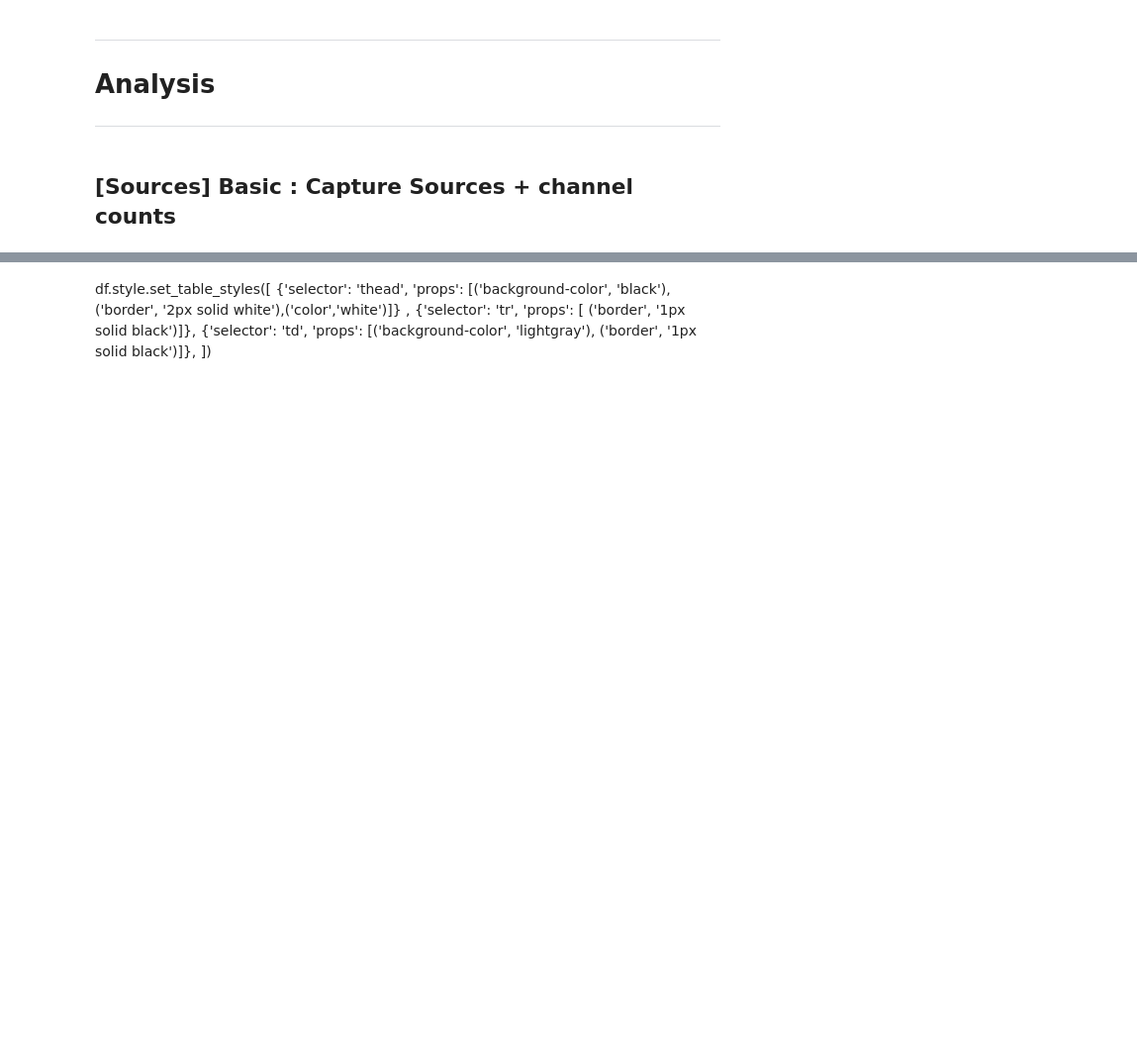
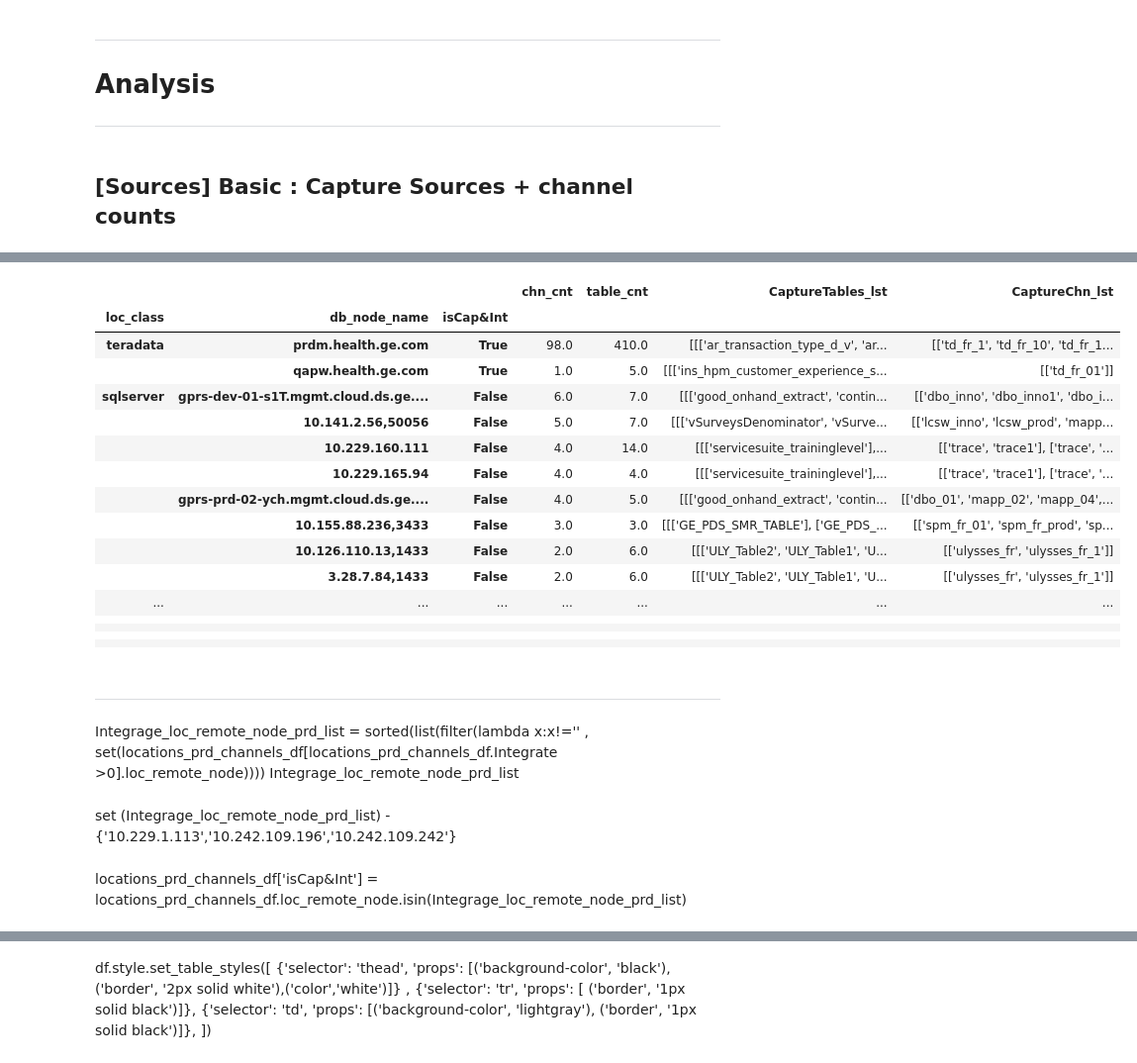
Before and after one commit to bartoszski/haskell, a Jupyter notebook: vitality/PY_LocationAnalysis.ipynb, the cells around one changed output, grey strips where cells are left out. Shown at 99% size. Saved outputs shown, nothing was run; the diff lists cells and outputs as text; code cells hidden in the pictures; blank space fills up the shorter version.

```diff
--- a/vitality/PY_LocationAnalysis.ipynb
+++ b/vitality/PY_LocationAnalysis.ipynb
@@ -261,0 +315,3 @@ style (
+# %%
+Integrage_loc_remote_node_prd_list =  sorted(list(filter(lambda x:x!='' , integtrate)))
+Integrage_loc_remote_node_prd_list
@@ -261,0 +324,2 @@ style (
+# %%
+locations_channels_tables_prd_df['isCap&Int']  = locations_channels_tables_prd_df.loc_remote_node.isin(Integrage_loc_remote_node_prd_list)
@@ -261,0 +351,75 @@ style (
+# %%
+maxN = lambda l , n : list (filter ( lambda x: x[0]!='' , sorted ( dict (Counter (l)).items() , key =  lambda  x : x[1])[::-1])) [:n] # add also sorting by length if same values!!
+max3 = lambda l : maxN (l,3)
+max_ = lambda l : sorted ( dict (Counter (l)).items() , key =  lambda  x : x[1])[::-1][0][0]
+
+br = lambda x , n : '</br>'.join( set(x)) if len(set(x)) < n else ('</br>'.join(list(set(x))[:n] ) + f' </br>(..{len(set(x))})' )
+br10 = lambda x : br (x,10)
+
+
+from itertools import chain
+
+
+
+flat_list =lambda lst:  list(chain(*lst))
+unFloat = lambda y : list(filter ( lambda x : type(x)!=float, y))
+
+f1 = lambda x : max3 (Counter(flat_list(unFloat(flat_list(x)))))
+f2 = lambda x : len(set(flat_list(unFloat(flat_list(x)))))
+
+df  = locations_channels_tables_prd_df [locations_channels_tables_prd_df.CaptureChn_cnt>0].groupby(['loc_class','db_node_name','isCap&Int']).agg({   'CaptureChn_cnt':[('chn_cnt','sum')] ,
+                                                                                                                                                     'CaptureTables_cnt':[('table_cnt','sum')] ,
+                                                                                                                                                     'CaptureTables_lst' :[('CaptureTables_cntr',f1),('CaptureTables_ucnt',f2),('CaptureTables_lst',list)],
+                                                                                                                                                     'CaptureChn_lst' : [('CaptureChn_lst',list)],
+                                                                                                                                                     'db_instance':[('db_instance_cnt',lambda x : len(set(x)))],
+                                                                                                                                                     'dbdesc' :[('dbdesc',lambda x : '</br>'.join(set(x)))],
+                                                                                                                                                     'loc_name' :[('loc_names',br10)],
+                                                                                                                                                     'database' :[('hub_cnt',len)],
+                                                                                                                                                     'loc_description'   :[('loc_description_frq',max_)],#('loc_descriptions_wc3',max3)],
+                                                                                                                                                     'loc_remote_node'   :[('loc_remote_nodes',br10)],
+
+                                                                                                                                                 }).sort_values([ 'loc_class',('CaptureChn_cnt','chn_cnt')], ascending = False)
+
+df2 = pd.read_excel('./data/source_lkp.xlsx').astype(str)
+
+columns_lst = ['loc_class', 'db_node_name', 'isCap&Int', 'chn_cnt', 'table_cnt','db_instance_cnt','hub_cnt','dbdesc', 'loc_description_frq','loc_remote_nodes','loc_names','type','DB_name','Support_Lead','comment']
+columns_lst = ['loc_class', 'db_node_name', 'isCap&Int', 'chn_cnt', 'table_cnt','CaptureTables_lst','CaptureChn_lst']
+#-- to flatten Multiindex for merge
+
+takeLastNotEmpty = lambda column_name : list (filter (  lambda x : x!='' , column_name ))[-1]
+ddf = df.reset_index()
+ddf.columns = list (map  ( takeLastNotEmpty ,  df.reset_index().columns))
+dddf = pd.merge(ddf, df2, left_on='db_node_name', right_on='Host',how='outer')[columns_lst].fillna('').set_index(['loc_class','db_node_name','isCap&Int'])
+style (
+    dddf.astype(str).apply(lambda x: x.str.rstrip('.'))
+)
+
+#-- to flatten Multiindex for merge
+# %% [output]
+|  |  |  | chn_cnt | table_cnt | CaptureTables_lst | CaptureChn_lst |
+| loc_class | db_node_name | isCap&Int |  |  |  |  |
+| teradata | prdm.health.ge.com | True | 98.0 | 410.0 | [[['ar_transaction_type_d_v', 'ar... | [['td_fr_1', 'td_fr_10', 'td_fr_1... |
+|  | qapw.health.ge.com | True | 1.0 | 5.0 | [[['ins_hpm_customer_experience_s... | [['td_fr_01']] |
+| sqlserver | gprs-dev-01-s1T.mgmt.cloud.ds.ge.... | False | 6.0 | 7.0 | [[['good_onhand_extract', 'contin... | [['dbo_inno', 'dbo_inno1', 'dbo_i... |
+|  | 10.141.2.56,50056 | False | 5.0 | 7.0 | [[['vSurveysDenominator', 'vSurve... | [['lcsw_inno', 'lcsw_prod', 'mapp... |
+|  | 10.229.160.111 | False | 4.0 | 14.0 | [[['servicesuite_traininglevel'],... | [['trace', 'trace1'], ['trace', '... |
+|  | 10.229.165.94 | False | 4.0 | 4.0 | [[['servicesuite_traininglevel'],... | [['trace', 'trace1'], ['trace', '... |
+|  | gprs-prd-02-ych.mgmt.cloud.ds.ge.... | False | 4.0 | 5.0 | [[['good_onhand_extract', 'contin... | [['dbo_01', 'mapp_02', 'mapp_04',... |
+|  | 10.155.88.236,3433 | False | 3.0 | 3.0 | [[['GE_PDS_SMR_TABLE'], ['GE_PDS_... | [['spm_fr_01', 'spm_fr_prod', 'sp... |
+|  | 10.126.110.13,1433 | False | 2.0 | 6.0 | [[['ULY_Table2', 'ULY_Table1', 'U... | [['ulysses_fr', 'ulysses_fr_1']] |
+|  | 3.28.7.84,1433 | False | 2.0 | 6.0 | [[['ULY_Table2', 'ULY_Table1', 'U... | [['ulysses_fr', 'ulysses_fr_1']] |
+| ... | ... | ... | ... | ... | ... | ... |
+|  |  |  |  |  |  |  |
+|  |  |  |  |  |  |  |
+|  |  |  |  |  |  |  |
+|  |  |  |  |  |  |  |
+|  |  |  |  |  |  |  |
+# %% [markdown]
+-------------
+# %% [markdown]
+Integrage_loc_remote_node_prd_list =  sorted(list(filter(lambda x:x!='' , set(locations_prd_channels_df[locations_prd_channels_df.Integrate >0].loc_remote_node))))
+Integrage_loc_remote_node_prd_list
+# %% [markdown]
+ set (Integrage_loc_remote_node_prd_list) -  {'10.229.1.113','10.242.109.196','10.242.109.242'}
+# %% [markdown]
+locations_prd_channels_df['isCap&Int']  = locations_prd_channels_df.loc_remote_node.isin(Integrage_loc_remote_node_prd_list)
```
Also changed, not shown: parts of 30 cells of this notebook.
